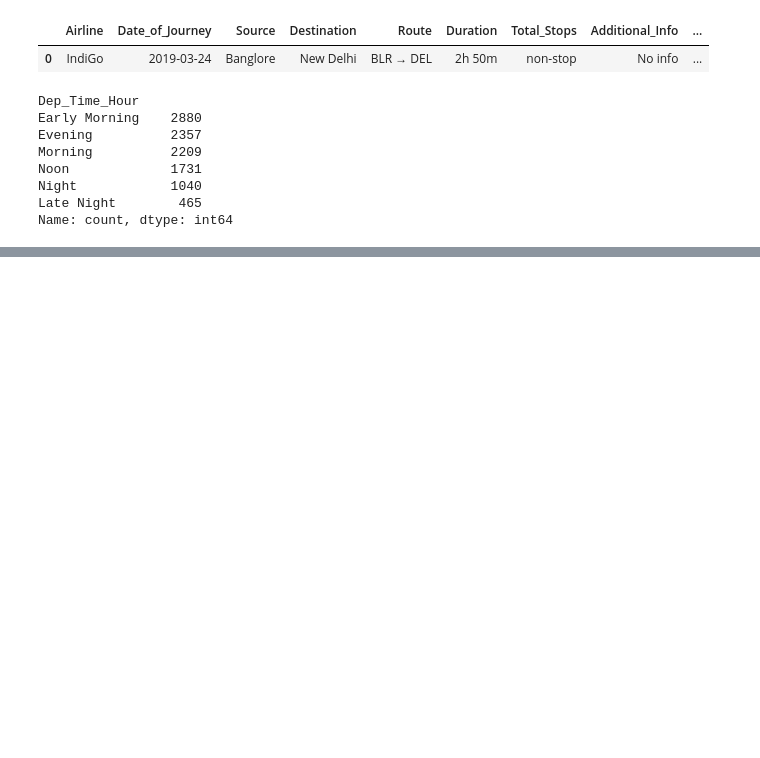
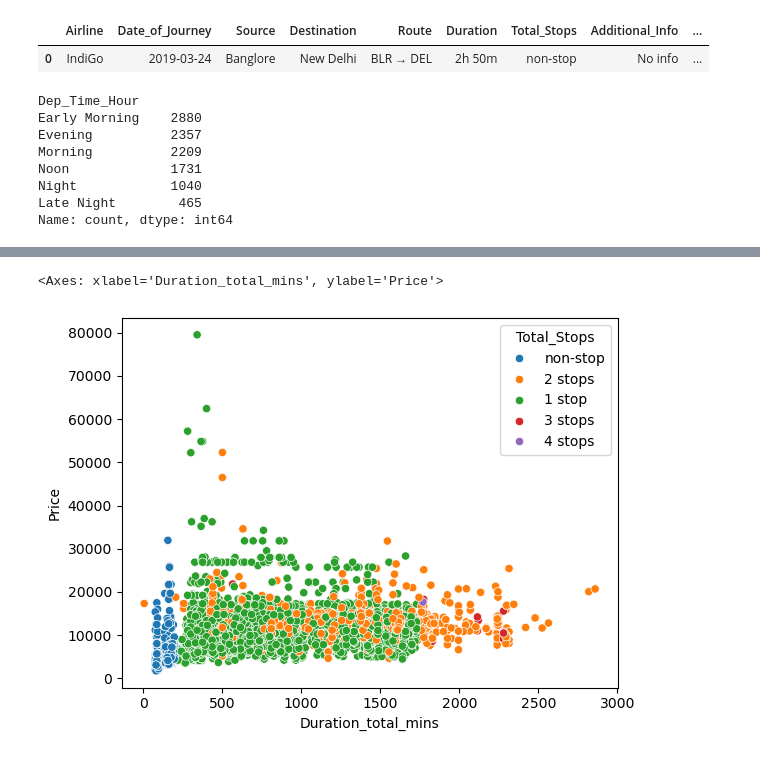
Before and after one commit to itschidera/Flight_Price_Prediction_Model, a Jupyter notebook: Flight_Prediction_model.ipynb, the cells around one changed output, grey strips where cells are left out. Cells and saved outputs as stored; diff of their text form; code cells hidden in the pictures; blank space fills up the shorter version.

```diff
--- a/Flight_Prediction_model.ipynb
+++ b/Flight_Prediction_model.ipynb
@@ -231,3 +233,5 @@ data.head(2)
 |  | Airline | Date_of_Journey | Source | Destination | Route | Duration | Total_Stops | Additional_Info | ... |
 | 0 | IndiGo | 2019-03-24 | Banglore | New Delhi | BLR → DEL | 2h 50m | non-stop | No info | ... |
 | 1 | Air India | 2019-05-01 | Kolkata | Banglore | CCU → IXR → BBI → BLR | 7h 25m | 2 stops | No info | ... |
+# %%
+data['Duration_total_mins'] = data['Duration'].str.replace('h', '*60').str.replace(' ', '+').str.replace('m', '*1').apply(eval)
@@ -233,0 +253,5 @@ data.head(2)
+# %%
+sns.scatterplot(x='Duration_total_mins', y='Price', hue='Total_Stops', data=data)
+# %% [output]
+<Axes: xlabel='Duration_total_mins', ylabel='Price'>
+[figure, added]
```
Also changed, not shown: parts of 38 cells of this notebook.
